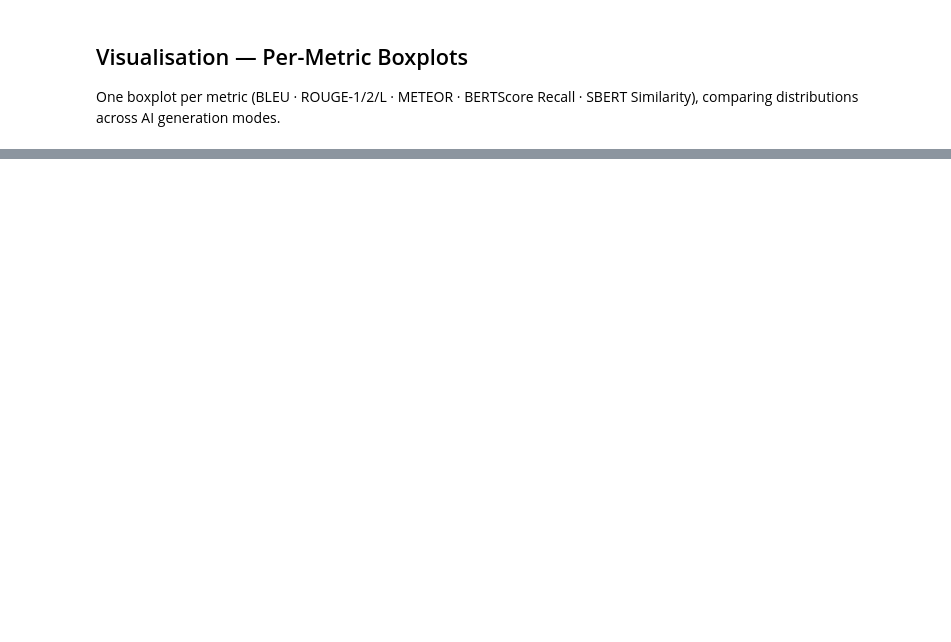
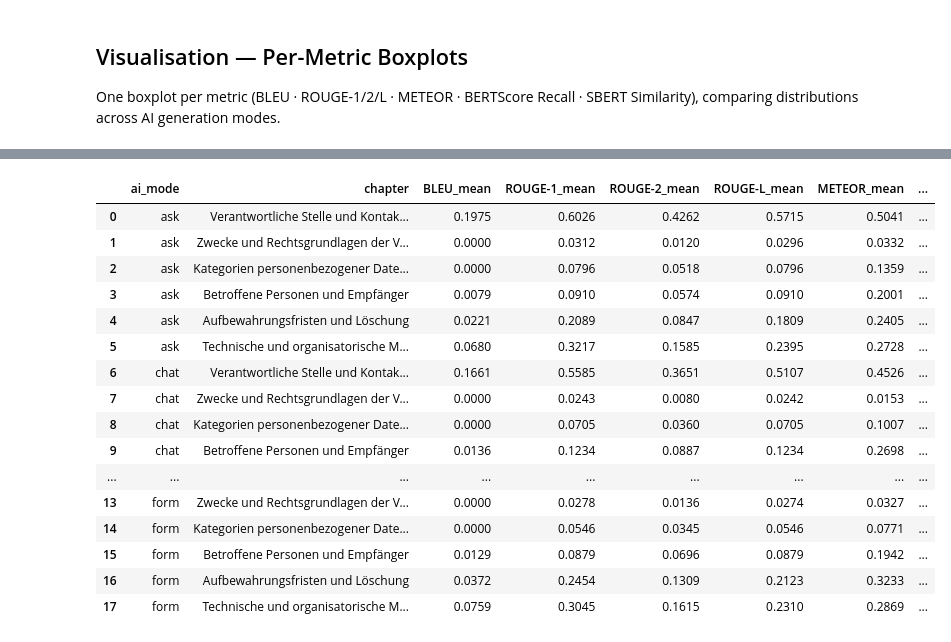
Before and after one commit to ganglem/ropagen-thesis, a Jupyter notebook: python/metrics/ROPAgen_METRICS.ipynb, the cells around one changed output, grey strips where cells are left out. Cells and saved outputs as stored; diff of their text form; code cells hidden in the pictures; blank space fills up the shorter version.

```diff
--- a/python/metrics/ROPAgen_METRICS.ipynb
+++ b/python/metrics/ROPAgen_METRICS.ipynb
@@ -604,0 +1099,49 @@ Saved → output/bert_metrics_boxplot.png
+# %%
+# ── Per-mode, per-chapter summary ────────────────────────────────────────
+
+def build_chapter_summary(df: pd.DataFrame, metric_cols: list[str]) -> pd.DataFrame:
+    """
+    For each (ai_mode, chapter) group compute mean, std, best_id, worst_id
+    for every metric.  Returns a tidy DataFrame.
+    """
+    rows = []
+    for (mode, chapter), grp in df.groupby(["ai_mode", "chapter"], sort=False):
+        row = {"ai_mode": mode, "chapter": chapter}
+        for col in metric_cols:
+            row[f"{col}_mean"] = grp[col].mean()
+            row[f"{col}_std"]  = grp[col].std()
+            row[f"{col}_best_id"]  = grp.loc[grp[col].idxmax(), "user_id"] if len(grp) > 0 else None
+            row[f"{col}_worst_id"] = grp.loc[grp[col].idxmin(), "user_id"] if len(grp) > 0 else None
+        rows.append(row)
+    return pd.DataFrame(rows)
+
+
+df_ch_summary_mode = build_chapter_summary(df_chapters, CHAPTER_METRIC_COLS)
+# Ensure canonical chapter order
+df_ch_summary_mode["chapter"] = pd.Categorical(
+    df_ch_summary_mode["chapter"], categories=CANONICAL_CHAPTERS, ordered=True
+)
+df_ch_summary_mode = df_ch_summary_mode.sort_values(["ai_mode", "chapter"]).reset_index(drop=True)
+
+
+# Display mean columns only for readability
+mean_cols = ["ai_mode", "chapter"] + [f"{c}_mean" for c in CHAPTER_METRIC_COLS]
+display(df_ch_summary_mode[mean_cols].round(4))
+# %% [output]
+|  | ai_mode | chapter | BLEU_mean | ROUGE-1_mean | ROUGE-2_mean | ROUGE-L_mean | METEOR_mean | ... |
+| 0 | ask | Verantwortliche Stelle und Kontak... | 0.1975 | 0.6026 | 0.4262 | 0.5715 | 0.5041 | ... |
+| 1 | ask | Zwecke und Rechtsgrundlagen der V... | 0.0000 | 0.0312 | 0.0120 | 0.0296 | 0.0332 | ... |
+| 2 | ask | Kategorien personenbezogener Date... | 0.0000 | 0.0796 | 0.0518 | 0.0796 | 0.1359 | ... |
+| 3 | ask | Betroffene Personen und Empfänger | 0.0079 | 0.0910 | 0.0574 | 0.0910 | 0.2001 | ... |
+| 4 | ask | Aufbewahrungsfristen und Löschung | 0.0221 | 0.2089 | 0.0847 | 0.1809 | 0.2405 | ... |
+| 5 | ask | Technische und organisatorische M... | 0.0680 | 0.3217 | 0.1585 | 0.2395 | 0.2728 | ... |
+| 6 | chat | Verantwortliche Stelle und Kontak... | 0.1661 | 0.5585 | 0.3651 | 0.5107 | 0.4526 | ... |
+| 7 | chat | Zwecke und Rechtsgrundlagen der V... | 0.0000 | 0.0243 | 0.0080 | 0.0242 | 0.0153 | ... |
+| 8 | chat | Kategorien personenbezogener Date... | 0.0000 | 0.0705 | 0.0360 | 0.0705 | 0.1007 | ... |
+| 9 | chat | Betroffene Personen und Empfänger | 0.0136 | 0.1234 | 0.0887 | 0.1234 | 0.2698 | ... |
+| ... | ... | ... | ... | ... | ... | ... | ... | ... |
+| 13 | form | Zwecke und Rechtsgrundlagen der V... | 0.0000 | 0.0278 | 0.0136 | 0.0274 | 0.0327 | ... |
+| 14 | form | Kategorien personenbezogener Date... | 0.0000 | 0.0546 | 0.0345 | 0.0546 | 0.0771 | ... |
+| 15 | form | Betroffene Personen und Empfänger | 0.0129 | 0.0879 | 0.0696 | 0.0879 | 0.1942 | ... |
+| 16 | form | Aufbewahrungsfristen und Löschung | 0.0372 | 0.2454 | 0.1309 | 0.2123 | 0.3233 | ... |
+| 17 | form | Technische und organisatorische M... | 0.0759 | 0.3045 | 0.1615 | 0.2310 | 0.2869 | ... |
```
Also changed, not shown: parts of 18 cells of this notebook, 14 other files.
